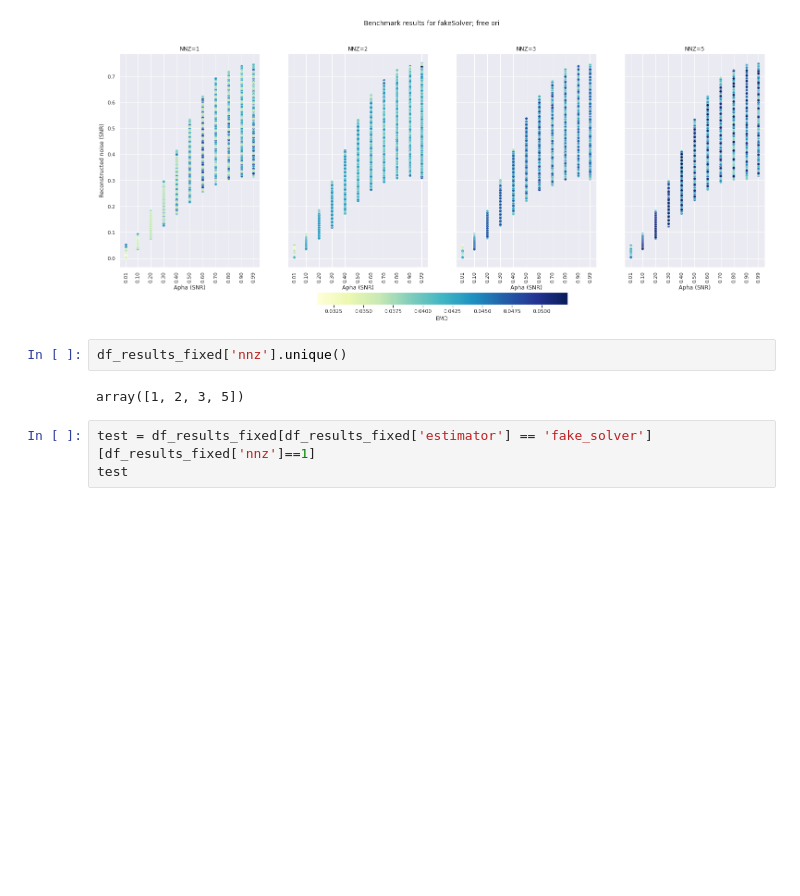
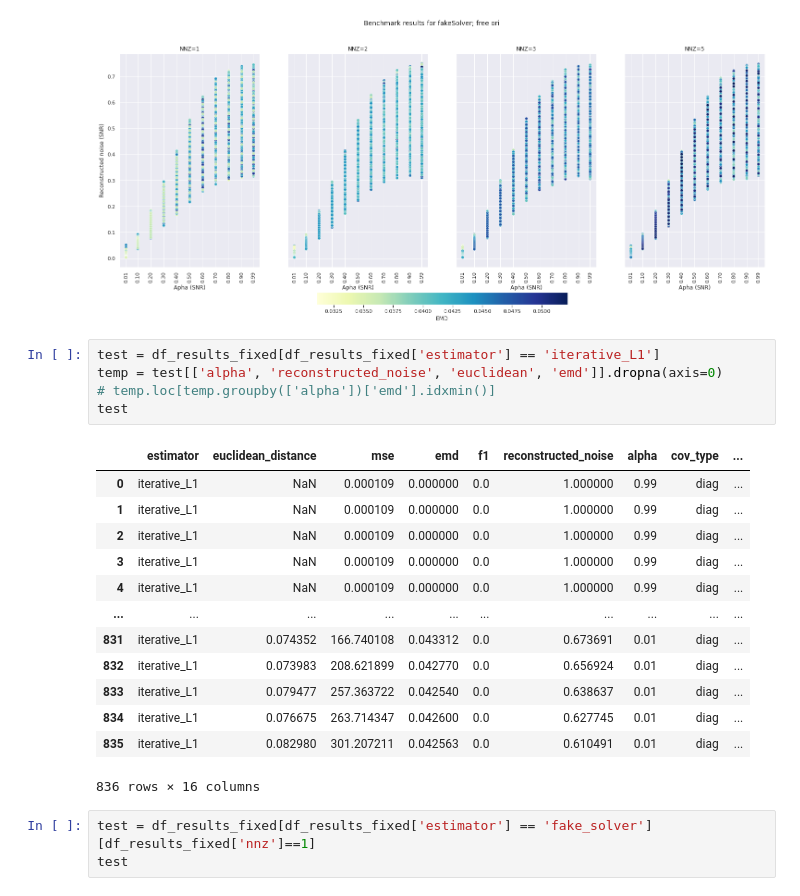
Before and after one commit to braindatalab/BSI-Zoo, a Jupyter notebook: plot_benchmark_metrics.ipynb, the cells around one changed output. Saved outputs shown, nothing was run; the diff lists cells and outputs as text; blank space fills up the shorter version.

```diff
--- a/plot_benchmark_metrics.ipynb
+++ b/plot_benchmark_metrics.ipynb
@@ -169,10 +183,25 @@ fig.suptitle('Benchmark results for fakeSolver; free ori', fontsize=14)
 plt.show()
 # %% [output]
 [figure]
-# %%
-df_results_fixed['nnz'].unique()
-# %% [output]
-array([1, 2, 3, 5])
+# %%
+test = df_results_fixed[df_results_fixed['estimator'] == 'iterative_L1']
+temp = test[['alpha', 'reconstructed_noise', 'euclidean', 'emd']].dropna(axis=0)
+# temp.loc[temp.groupby(['alpha'])['emd'].idxmin()]
+test
+# %% [output]
+|  | estimator | euclidean_distance | mse | emd | f1 | reconstructed_noise | alpha | cov_type | ... |
+| 0 | iterative_L1 | NaN | 0.000109 | 0.000000 | 0.0 | 1.000000 | 0.99 | diag | ... |
+| 1 | iterative_L1 | NaN | 0.000109 | 0.000000 | 0.0 | 1.000000 | 0.99 | diag | ... |
+| 2 | iterative_L1 | NaN | 0.000109 | 0.000000 | 0.0 | 1.000000 | 0.99 | diag | ... |
+| 3 | iterative_L1 | NaN | 0.000109 | 0.000000 | 0.0 | 1.000000 | 0.99 | diag | ... |
+| 4 | iterative_L1 | NaN | 0.000109 | 0.000000 | 0.0 | 1.000000 | 0.99 | diag | ... |
+| ... | ... | ... | ... | ... | ... | ... | ... | ... | ... |
+| 831 | iterative_L1 | 0.074352 | 166.740108 | 0.043312 | 0.0 | 0.673691 | 0.01 | diag | ... |
+| 832 | iterative_L1 | 0.073983 | 208.621899 | 0.042770 | 0.0 | 0.656924 | 0.01 | diag | ... |
+| 833 | iterative_L1 | 0.079477 | 257.363722 | 0.042540 | 0.0 | 0.638637 | 0.01 | diag | ... |
+| 834 | iterative_L1 | 0.076675 | 263.714347 | 0.042600 | 0.0 | 0.627745 | 0.01 | diag | ... |
+| 835 | iterative_L1 | 0.082980 | 301.207211 | 0.042563 | 0.0 | 0.610491 | 0.01 | diag | ... |
+836 rows × 16 columns
 # %%
 test = df_results_fixed[df_results_fixed['estimator'] == 'fake_solver'][df_results_fixed['nnz']==1]
 test
```
Also changed, not shown: parts of 2 cells of this notebook.
